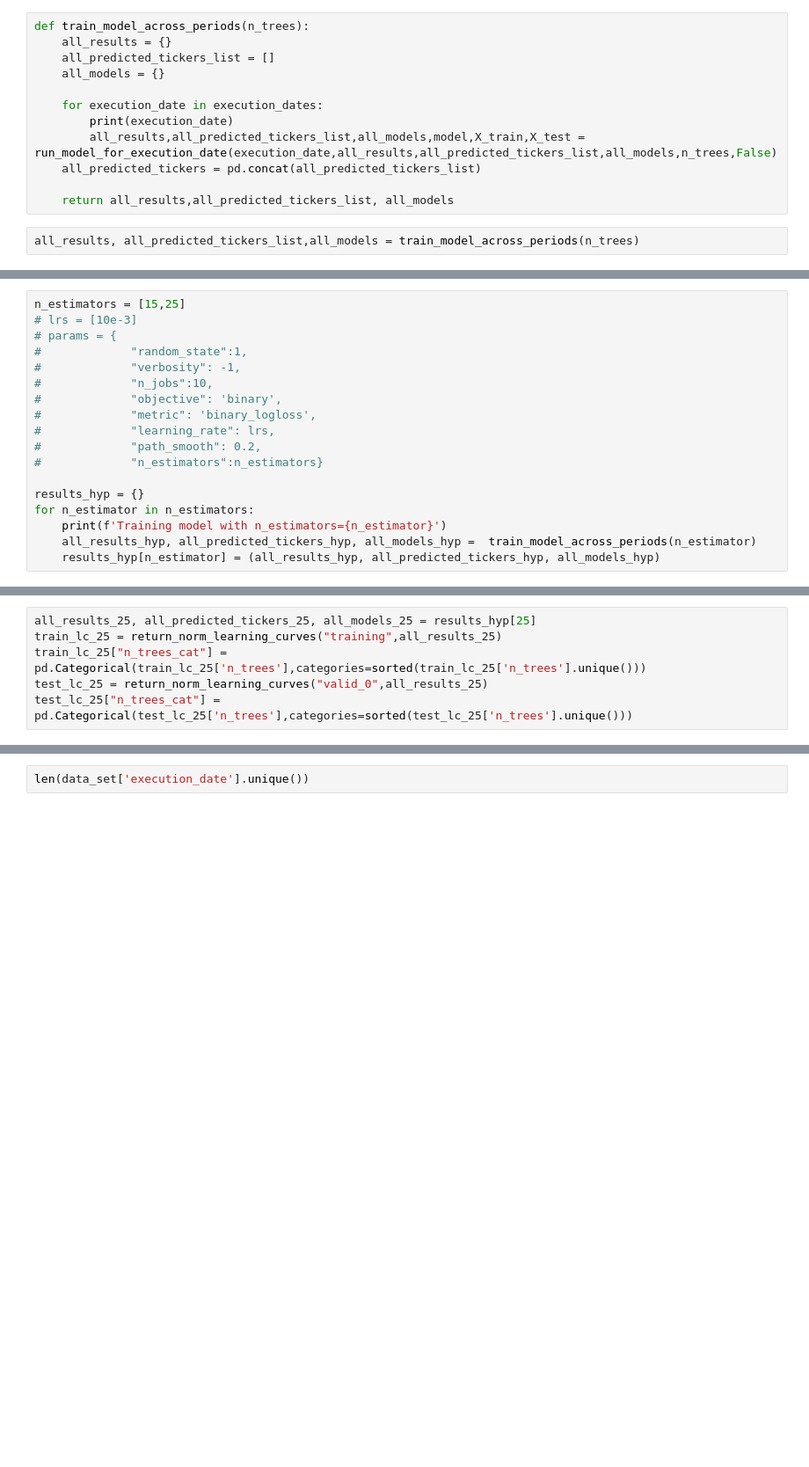
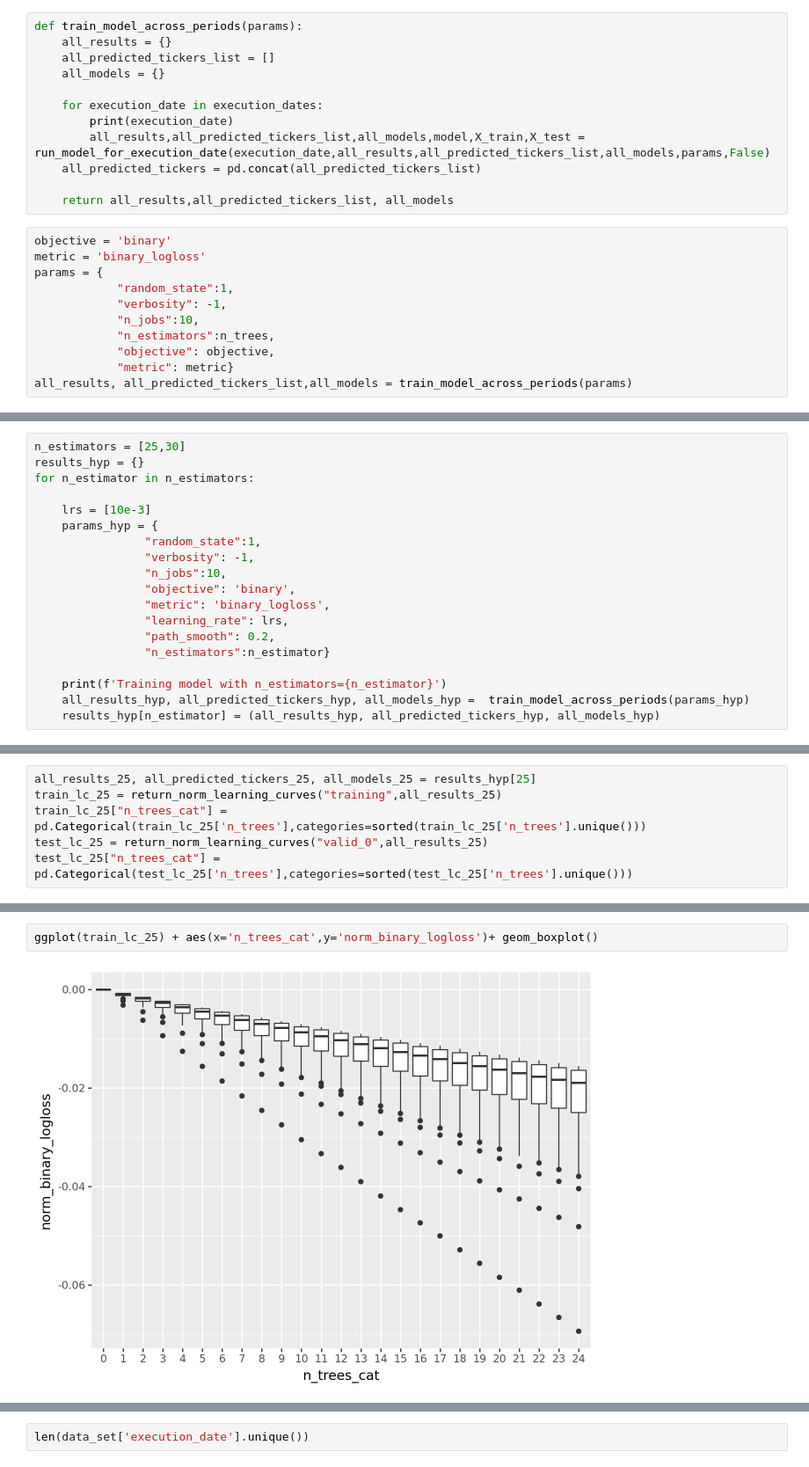
Before and after one commit to raqueel-ff/zrive-ds, a Jupyter notebook: src/module_5/module5.ipynb, the cells around one changed output, grey strips where cells are left out. Shown at 88% size. Drawn from its saved outputs; the diff is of its cells as text; blank space fills up the shorter version.

```diff
--- a/src/module_5/module5.ipynb
+++ b/src/module_5/module5.ipynb
@@ -268,19 +258,28 @@ execution_dates = np.sort( data_set['execution_date'].unique() )
 # %% [markdown]
 This is the main training loop: it goes through each different `execution_date` and calls `run_model_for_execution_date`. All the results are stored in `all_results` and the predictions in `all_predicted_tickers_list`.
 # %%
-def train_model_across_periods(n_trees):
+def train_model_across_periods(params):
     all_results = {}
     all_predicted_tickers_list = []
     all_models = {}
 
     for execution_date in execution_dates:
         print(execution_date)
-        all_results,all_predicted_tickers_list,all_models,model,X_train,X_test = run_model_for_execution_date(execution_date,all_results,all_predicted_tickers_list,all_models,n_trees,False)
+        all_results,all_predicted_tickers_list,all_models,model,X_train,X_test = run_model_for_execution_date(execution_date,all_results,all_predicted_tickers_list,all_models,params,False)
     all_predicted_tickers = pd.concat(all_predicted_tickers_list)
 
     return all_results,all_predicted_tickers_list, all_models
 # %%
-all_results, all_predicted_tickers_list,all_models = train_model_across_periods(n_trees)
+objective = 'binary'
+metric = 'binary_logloss'
+params = {
+            "random_state":1,
+            "verbosity": -1,
+            "n_jobs":10,
+            "n_estimators":n_trees,
+            "objective": objective,
+            "metric": metric}
+all_results, all_predicted_tickers_list,all_models = train_model_across_periods(params)
 # %% [output]
 2005-06-30T00:00:00.000000000
 2005-09-30T00:00:00.000000000
@@ -564,21 +561,22 @@ Evaluar en los distintos trozos de validación y escoger una combinación que se
 Los hiperparámetros que se tocarán para regular el overfitting serán n_estimators, learning_rate, path_smooth. Como no hay muchas datos, solo 64 execution_dates, no voy a iterar demasiado sobre el conjunto reducido de validación. Además, el conjunto de test es tan reducido que el resultado obtenido del mismo no tiene por qué ser representativo
 Para decidir sobre qué n_trees iterar se ha observado la gráfica de antes.
 # %%
-n_estimators = [15,25]
-# lrs = [10e-3]
-# params = {
-#             "random_state":1,
-#             "verbosity": -1,
-#             "n_jobs":10,
-#             "objective": 'binary',
-#             "metric": 'binary_logloss',
-#             "learning_rate": lrs,
-#             "path_smooth": 0.2,
-#             "n_estimators":n_estimators}
-
+n_estimators = [25,30]
 results_hyp = {}
 for n_estimator in n_estimators:
+
+    lrs = [10e-3]
+    params_hyp = {
+                "random_state":1,
+                "verbosity": -1,
+                "n_jobs":10,
+                "objective": 'binary',
+                "metric": 'binary_logloss',
+                "learning_rate": lrs,
+                "path_smooth": 0.2,
+                "n_estimators":n_estimator}
+
     print(f'Training model with n_estimators={n_estimator}')
-    all_results_hyp, all_predicted_tickers_hyp, all_models_hyp =  train_model_across_periods(n_estimator)
+    all_results_hyp, all_predicted_tickers_hyp, all_models_hyp =  train_model_across_periods(params_hyp)
     results_hyp[n_estimator] = (all_results_hyp, all_predicted_tickers_hyp, all_models_hyp)
 # %% [output]
@@ -631,0 +638,4 @@ ggplot(test_lc_25) + aes(x='n_trees_cat',y='norm_binary_logloss')+ geom_boxplot(
+# %%
+ggplot(train_lc_25) + aes(x='n_trees_cat',y='norm_binary_logloss')+ geom_boxplot()
+# %% [output]
+[figure, added]
```
Also changed, not shown: parts of 13 cells of this notebook.
